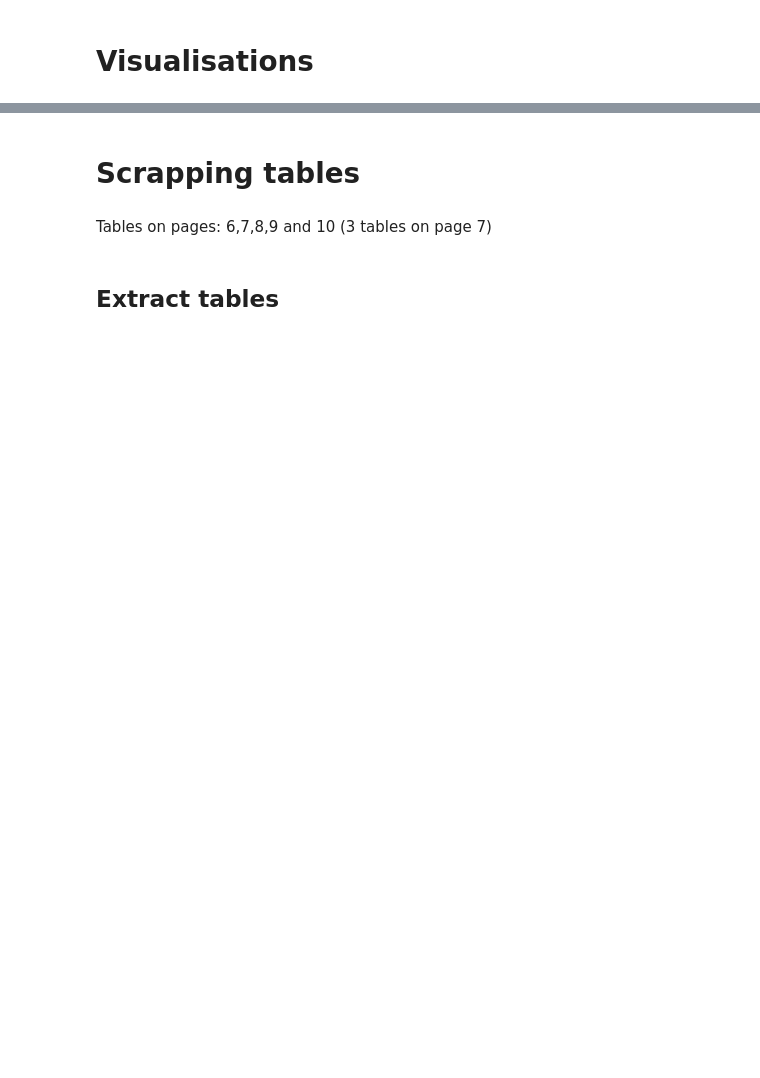
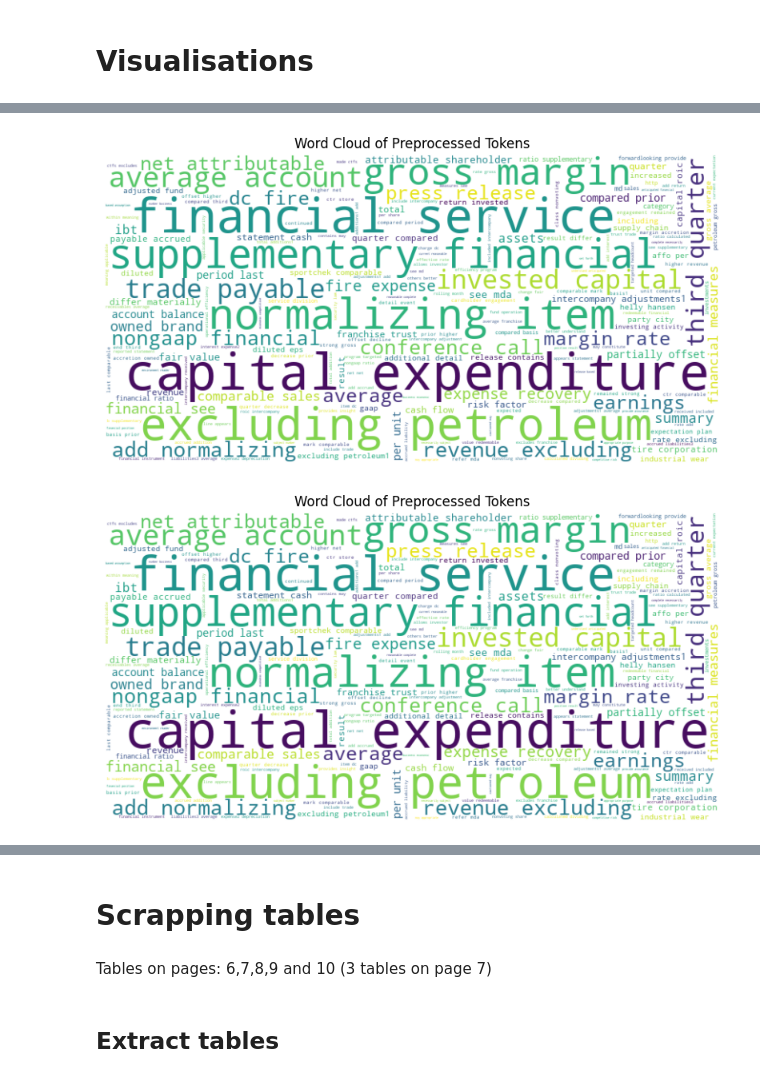
Before and after one commit to andrejet55/CTQuarterReportScrapping, a Jupyter notebook: PDF_Scrapping_on_CT_report.ipynb, the cells around one changed output, grey strips where cells are left out. Cells and saved outputs as stored; diff of their text form; code cells hidden in the pictures; blank space fills up the shorter version.

```diff
--- a/PDF_Scrapping_on_CT_report.ipynb
+++ b/PDF_Scrapping_on_CT_report.ipynb
@@ -344,0 +362,27 @@ plot_ngram_counts(trigram_counts, "Most Common Trigrams")
+# %%
+# Generate a word cloud from processed tokens
+def generate_word_cloud(tokens, title):
+    # Join tokens back into a single string for word cloud generation
+    text = ' '.join(tokens)
+
+    # Create word cloud
+    wordcloud = WordCloud(
+        width=800,
+        height=400,
+        background_color='white',
+        stopwords=stop_words,  # Use the stopwords defined earlier
+        colormap='viridis'
+    ).generate(text)
+
+    # Plot the word cloud
+    plt.figure(figsize=(10, 5))
+    plt.imshow(wordcloud, interpolation='bilinear')
+    plt.axis('off')
+    plt.title(title)
+    plt.show()
+
+# Generate and plot word cloud
+generate_word_cloud(processed_tokens, "Word Cloud of Preprocessed Tokens")
+# %% [output]
+[figure, added]
+[figure, added]
```
Also changed, not shown: parts of 30 cells of this notebook.
